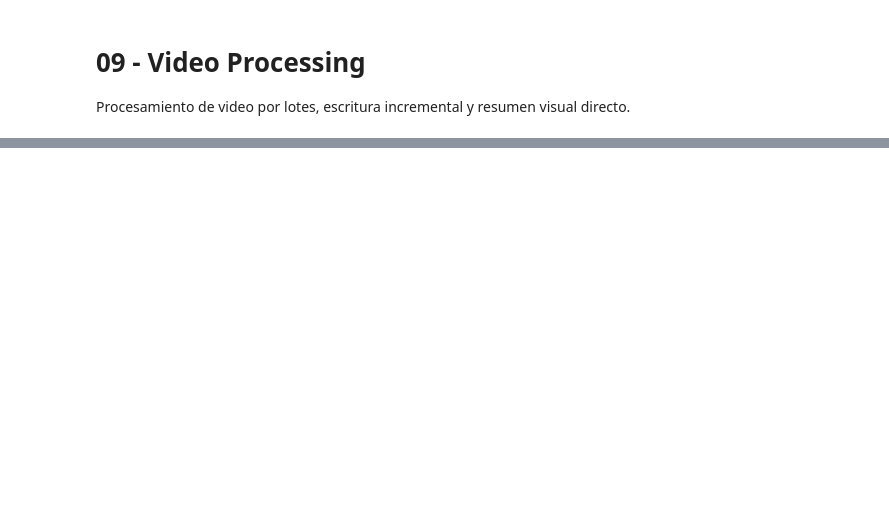
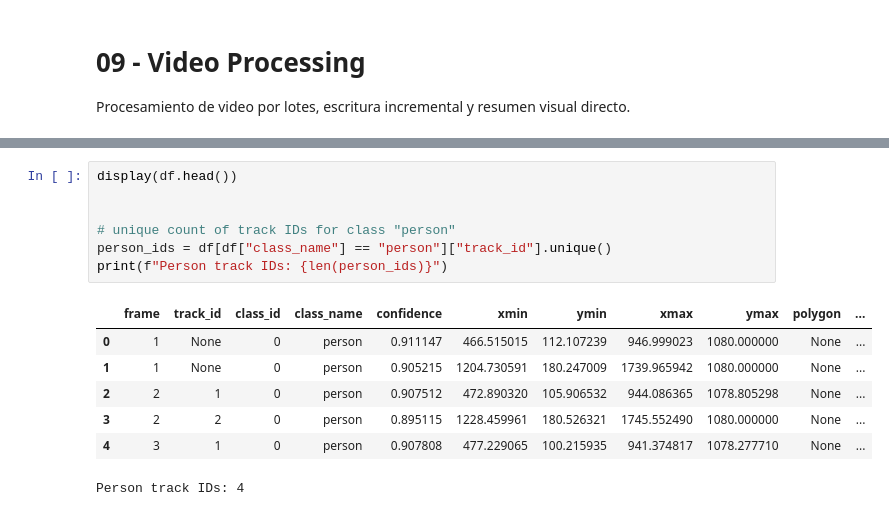
Before and after one commit to juanjosecas/ultrawrapper, a Jupyter notebook: vision/yolo/notebooks/09_video_processing.ipynb, the cells around one changed output, grey strips where cells are left out. Cells and saved outputs as stored; diff of their text form; blank space fills up the shorter version.

```diff
--- a/vision/yolo/notebooks/09_video_processing.ipynb
+++ b/vision/yolo/notebooks/09_video_processing.ipynb
@@ -87,0 +137,15 @@ print(df.head())
+# %%
+display(df.head())
+
+
+# unique count of track IDs for class "person"
+person_ids = df[df["class_name"] == "person"]["track_id"].unique()
+print(f"Person track IDs: {len(person_ids)}")
+# %% [output]
+|  | frame | track_id | class_id | class_name | confidence | xmin | ymin | xmax | ymax | polygon | ... |
+| 0 | 1 | None | 0 | person | 0.911147 | 466.515015 | 112.107239 | 946.999023 | 1080.000000 | None | ... |
+| 1 | 1 | None | 0 | person | 0.905215 | 1204.730591 | 180.247009 | 1739.965942 | 1080.000000 | None | ... |
+| 2 | 2 | 1 | 0 | person | 0.907512 | 472.890320 | 105.906532 | 944.086365 | 1078.805298 | None | ... |
+| 3 | 2 | 2 | 0 | person | 0.895115 | 1228.459961 | 180.526321 | 1745.552490 | 1080.000000 | None | ... |
+| 4 | 3 | 1 | 0 | person | 0.907808 | 477.229065 | 100.215935 | 941.374817 | 1078.277710 | None | ... |
+Person track IDs: 4
```
Also changed, not shown: parts of 12 cells of this notebook, 14 other files.
